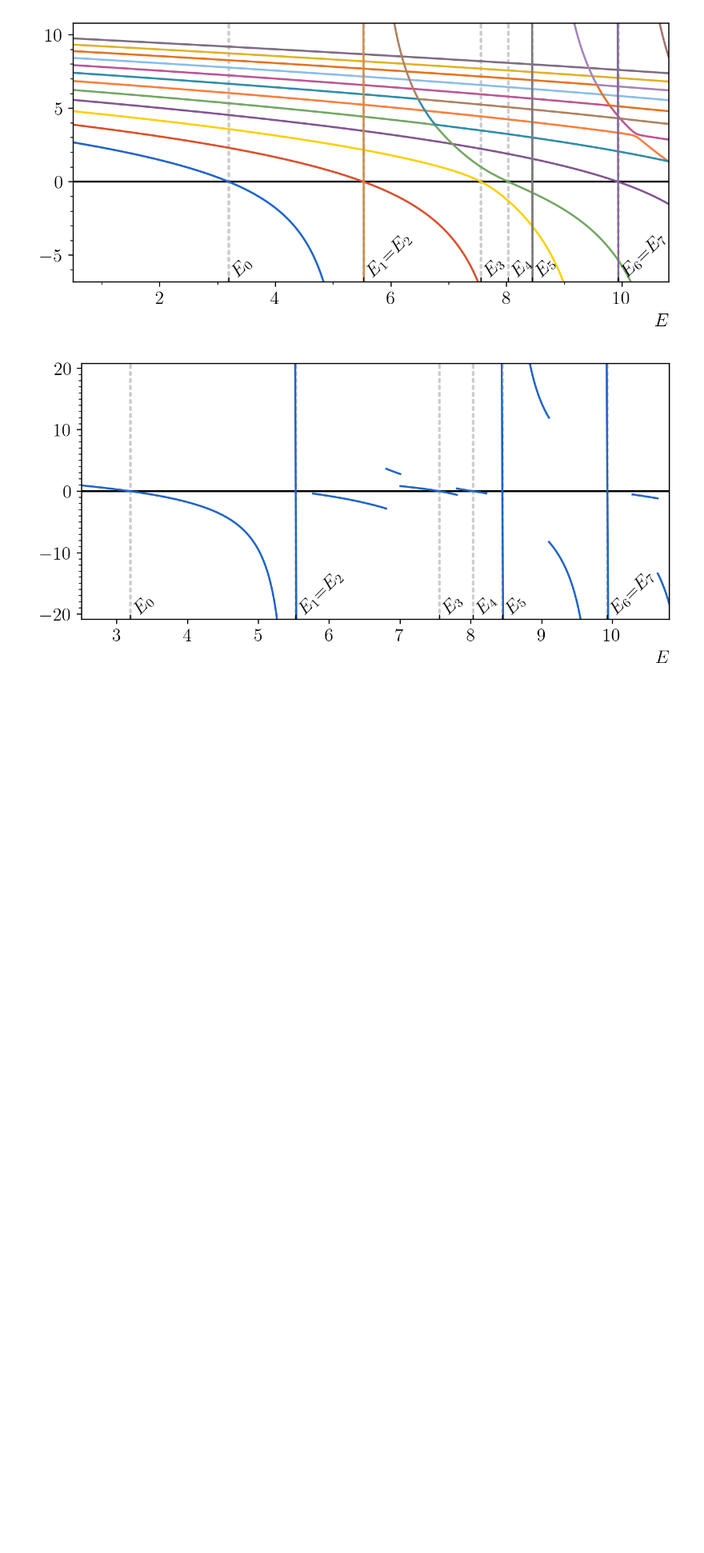
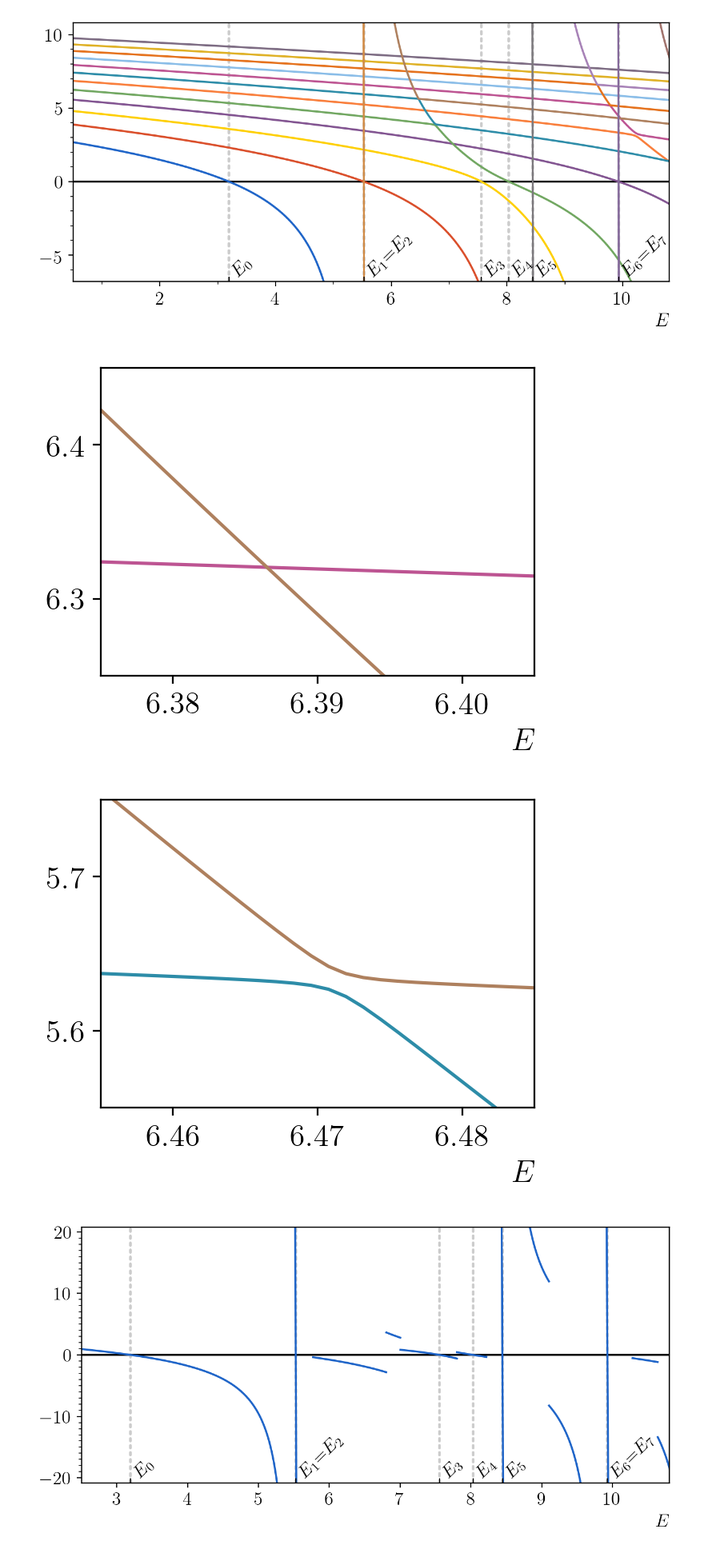
Before and after one commit to toonijn/PhD-thesis, a Jupyter notebook: img/chapter3/mismatch_rainbow.ipynb, the cells around one changed output. Shown at 80% size. Drawn from its saved outputs; the diff is of its cells as text; code cells hidden in the pictures; blank space fills up the shorter version.

```diff
--- a/img/chapter3/mismatch_rainbow.ipynb
+++ b/img/chapter3/mismatch_rainbow.ipynb
@@ -94,6 +104,23 @@ ax.set_xlabel('$E$', loc='right')
 plt.savefig('mismatch_rainbow.pdf', bbox_inches="tight")
 # %% [output]
 [figure]
+# %%
+from matplotlib.ticker import FixedLocator, FormatStrFormatter, ScalarFormatter
+
+for i, (xlow, xhigh, ylow, yhigh) in enumerate([(6.375, 6.405, 6.25, 6.45), (6.455,6.485,5.55,5.75)]):
+    fig, ax = plt.subplots(figsize=(3.5, 2.5), dpi=200)
+
+    for c, line in zip(ugent.palet, lines):
+        ax.plot(*list(zip(*line))[:2], color=c)
+    ax.set_ylim(ylow, yhigh)
+    ax.set_xlim(xlow, xhigh)
+    ax.axhline(0, color=ugent.zwart, zorder=-2)
+    ax.set_xlabel('$E$', loc='right')
+
+    plt.savefig(f'mismatch_rainbow_zoomed_{i}.pdf', bbox_inches="tight")
+# %% [output]
+[figure, added]
+[figure, added]
 # %%
 from matplotlib.ticker import FixedLocator, FormatStrFormatter, ScalarFormatter
 
```
Also changed, not shown: parts of 1 cell of this notebook, 44 other files.
